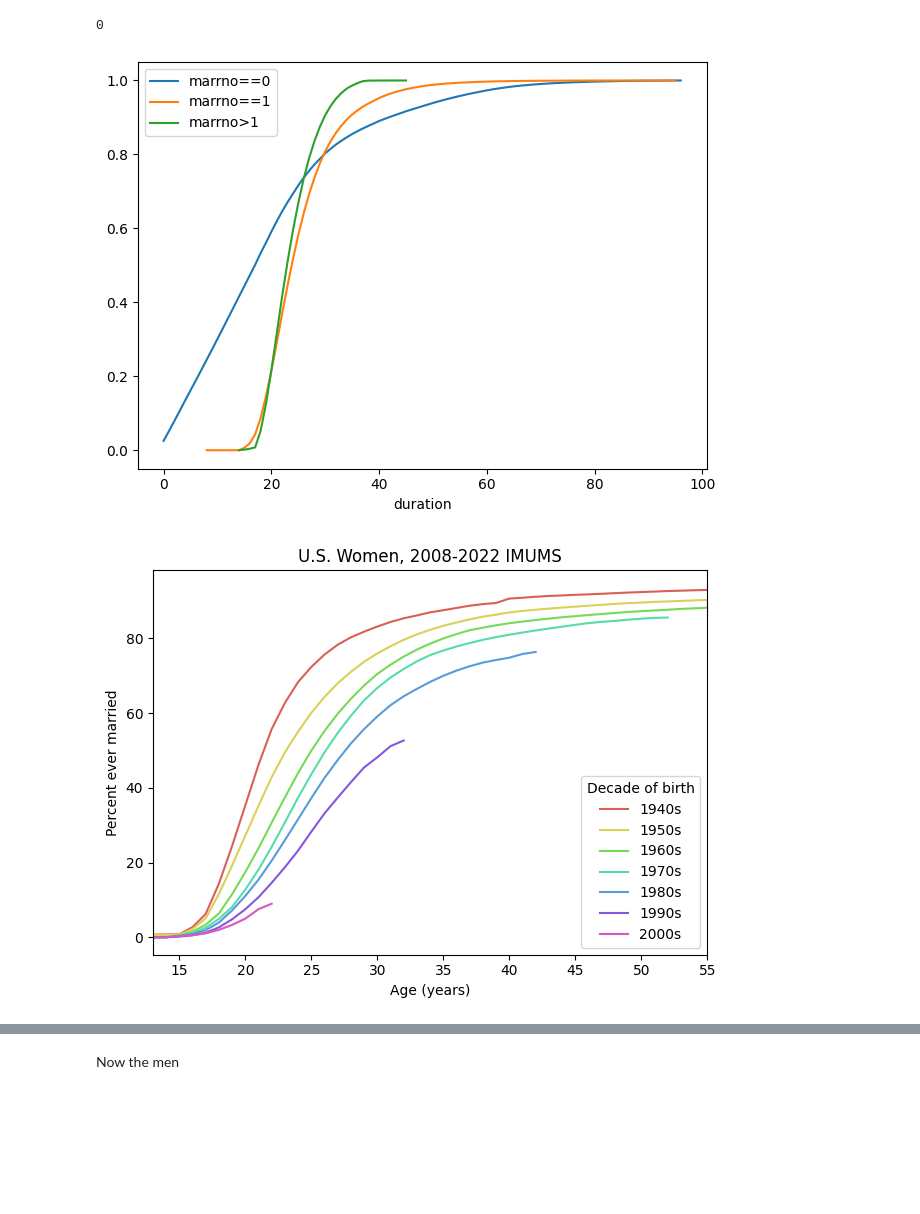
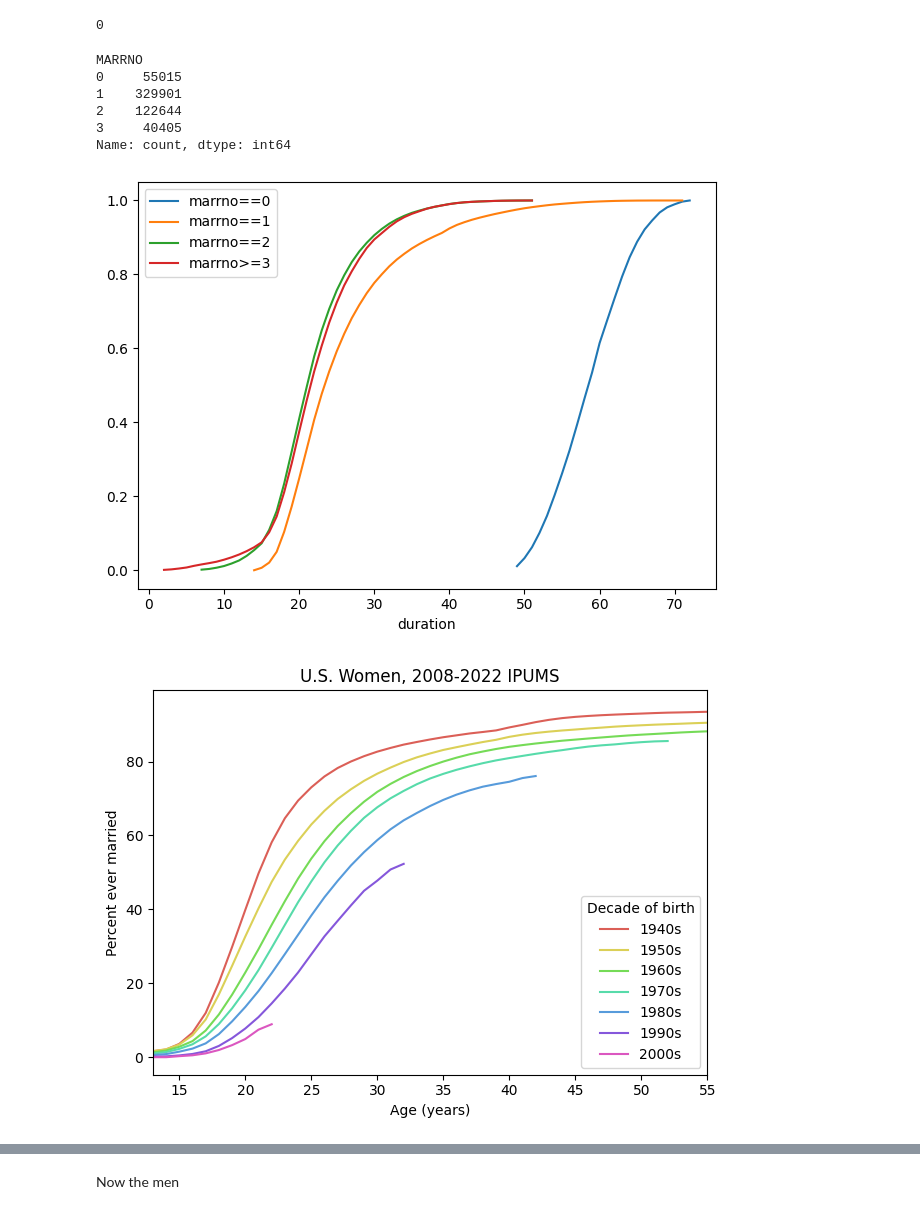
Before and after one commit to AllenDowney/MarriageNSFG, a Jupyter notebook: ipums.ipynb, the cells around one changed output, grey strips where cells are left out. Drawn from its saved outputs; the diff is of its cells as text; code cells hidden in the pictures; blank space fills up the shorter version.

```diff
--- a/ipums.ipynb
+++ b/ipums.ipynb
@@ -470,16 +528,7 @@ Name: filled, dtype: float64
 # %%
-# first approx: treat MARRNO > 1 as if we have age at first marriage
-df.loc[married2, 'duration'] = df.loc[married2, 'agemarr']
+df.loc[married2, 'duration'] = np.minimum(df.loc[married2, 'filled'],
+                                          df.loc[married2, 'agemarr'])
 df.loc[married2, 'observed'] = 1
-# %%
-# second approx: treat MARRNO > 1 as if unmarried
-df.loc[married2, 'duration'] = df.loc[married2, 'AGE']
-df.loc[married2, 'observed'] = 0
-# %%
-# fourth approx: treat MARRNO > 1 as missing data and infer
-df.loc[married2, 'duration'] = np.minimum(df.loc[married2, 'filled'],
-                                          df.loc[married2, 'agemarr'])
-df.loc[married2, 'observed'] = 1
 # %%
 df.loc[married3, 'duration'] = np.minimum(df.loc[married3, 'filled'],
                                           df.loc[married3, 'agemarr'])
@@ -491,16 +542,27 @@ df['duration'].isna().sum()
+# %%
+subset = df.query('cohort10 == 50')
+values(subset['MARRNO'])
+# %% [output]
+MARRNO
+0     55015
+1    329901
+2    122644
+3     40405
+Name: count, dtype: int64
 # %%
-Cdf.from_seq(df.loc[married0, 'duration']).plot(label='marrno==0')
-Cdf.from_seq(df.loc[married1, 'duration']).plot(label='marrno==1')
-Cdf.from_seq(df.loc[married2, 'duration']).plot(label='marrno>1')
+Cdf.from_seq(subset.loc[married0, 'duration']).plot(label='marrno==0')
+Cdf.from_seq(subset.loc[married1, 'duration']).plot(label='marrno==1')
+Cdf.from_seq(subset.loc[married2, 'duration']).plot(label='marrno==2')
+Cdf.from_seq(subset.loc[married3, 'duration']).plot(label='marrno>=3')
 decorate()
 # %% [output]
-[figure, old version]
+[figure, new version]
 # %%
-grouped = df.query('AGE<=65 and SEX==2').groupby('cohort10')
+grouped = df.query('SEX==2').groupby('cohort10')
 kmf_map = make_kmf_map(grouped)
 
 cohorts = range(40, 110, 10)
-plot_kmf_map(kmf_map, cohorts, title='U.S. Women, 2008-2022 IMUMS')
+plot_kmf_map(kmf_map, cohorts, title='U.S. Women, 2008-2022 IPUMS')
 # %% [output]
-[figure, old version]
+[figure, new version]
 # %%
```
Also changed, not shown: parts of 35 cells of this notebook, 4 other files.
